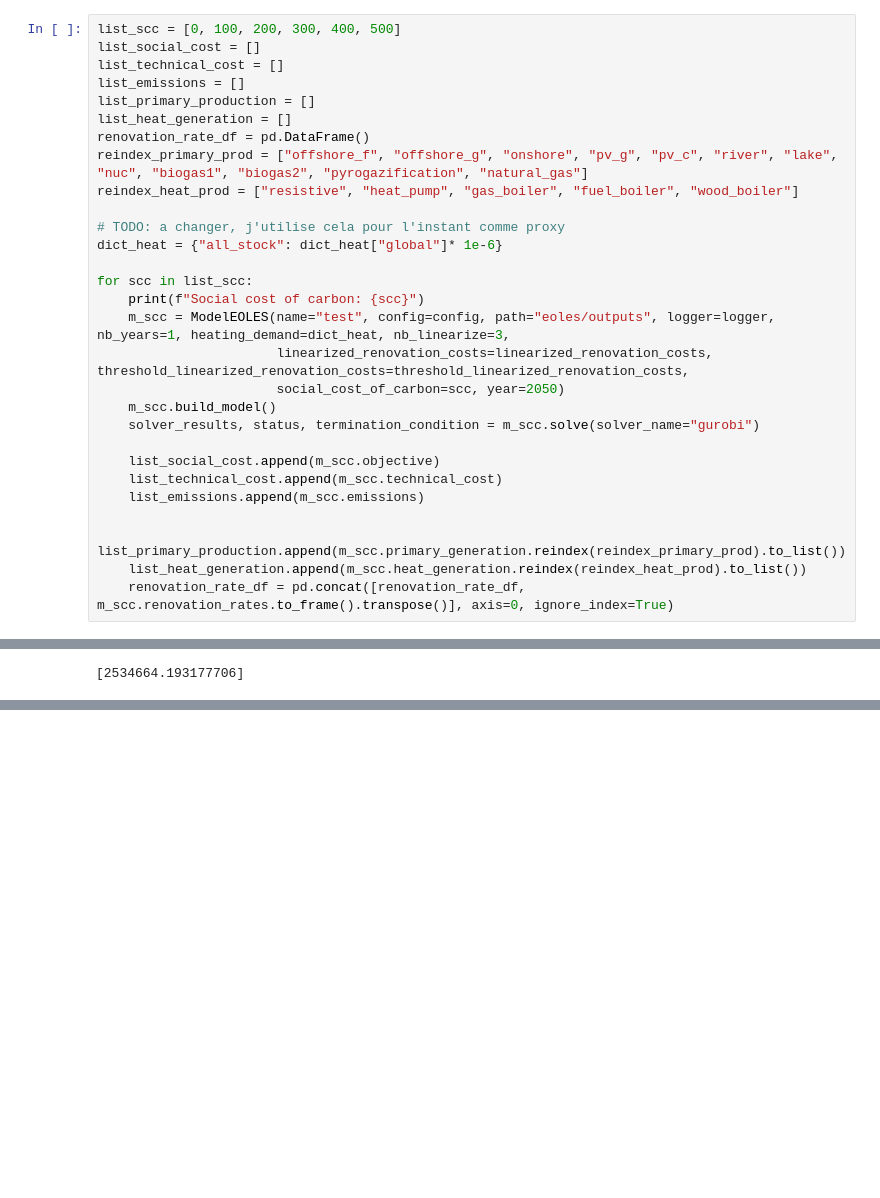
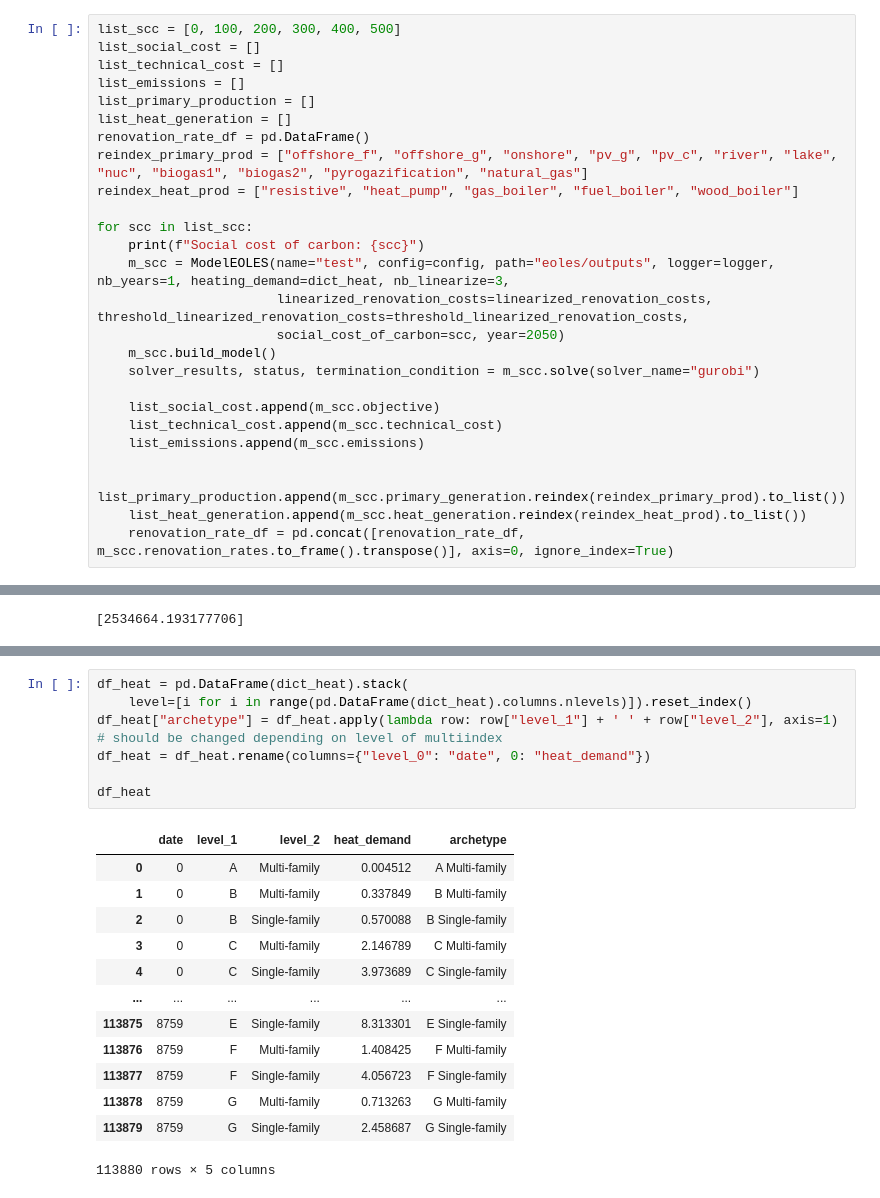
Before and after one commit to CIRED/EOLES-Coupling, a Jupyter notebook: greenfield_with_heat.ipynb, the cells around one changed output, grey strips where cells are left out. Drawn from its saved outputs; the diff is of its cells as text; blank space fills up the shorter version.

```diff
--- a/greenfield_with_heat.ipynb
+++ b/greenfield_with_heat.ipynb
@@ -180,9 +64,6 @@ list_heat_generation = []
 renovation_rate_df = pd.DataFrame()
 reindex_primary_prod = ["offshore_f", "offshore_g", "onshore", "pv_g", "pv_c", "river", "lake", "nuc", "biogas1", "biogas2", "pyrogazification", "natural_gas"]
 reindex_heat_prod = ["resistive", "heat_pump", "gas_boiler", "fuel_boiler", "wood_boiler"]
-
-# TODO: a changer, j'utilise cela pour l'instant comme proxy
-dict_heat = {"all_stock": dict_heat["global"]* 1e-6}
 
 for scc in list_scc:
     print(f"Social cost of carbon: {scc}")
@@ -298,0 +177,21 @@ renovation_rate_df
+# %%
+df_heat = pd.DataFrame(dict_heat).stack(
+    level=[i for i in range(pd.DataFrame(dict_heat).columns.nlevels)]).reset_index()
+df_heat["archetype"] = df_heat.apply(lambda row: row["level_1"] + ' ' + row["level_2"], axis=1)  # should be changed depending on level of multiindex
+df_heat = df_heat.rename(columns={"level_0": "date", 0: "heat_demand"})
+
+df_heat
+# %% [output]
+|  | date | level_1 | level_2 | heat_demand | archetype |
+| 0 | 0 | A | Multi-family | 0.004512 | A Multi-family |
+| 1 | 0 | B | Multi-family | 0.337849 | B Multi-family |
+| 2 | 0 | B | Single-family | 0.570088 | B Single-family |
+| 3 | 0 | C | Multi-family | 2.146789 | C Multi-family |
+| 4 | 0 | C | Single-family | 3.973689 | C Single-family |
+| ... | ... | ... | ... | ... | ... |
+| 113875 | 8759 | E | Single-family | 8.313301 | E Single-family |
+| 113876 | 8759 | F | Multi-family | 1.408425 | F Multi-family |
+| 113877 | 8759 | F | Single-family | 4.056723 | F Single-family |
+| 113878 | 8759 | G | Multi-family | 0.713263 | G Multi-family |
+| 113879 | 8759 | G | Single-family | 2.458687 | G Single-family |
+113880 rows × 5 columns
```
Also changed, not shown: parts of 42 cells of this notebook, 4 other files.
